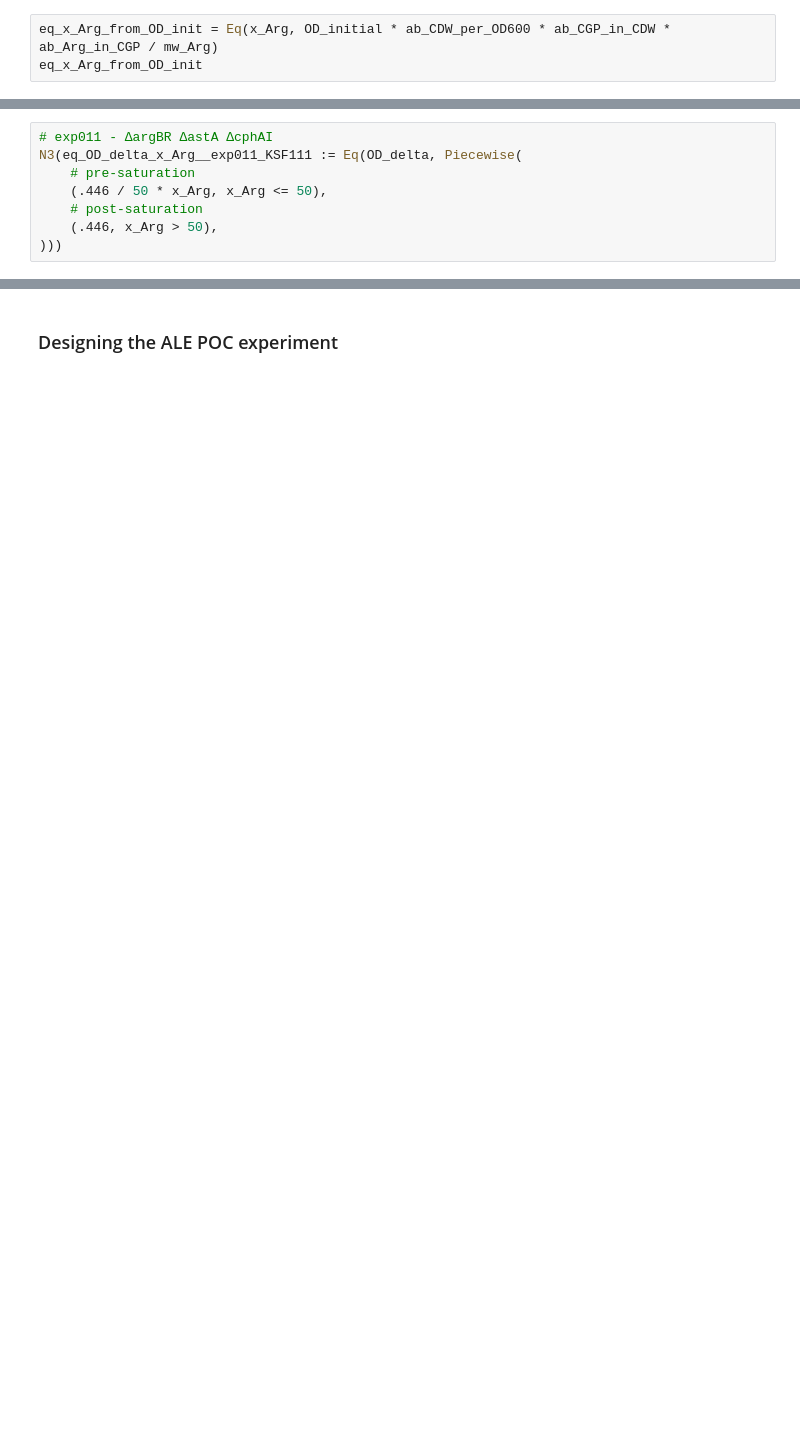
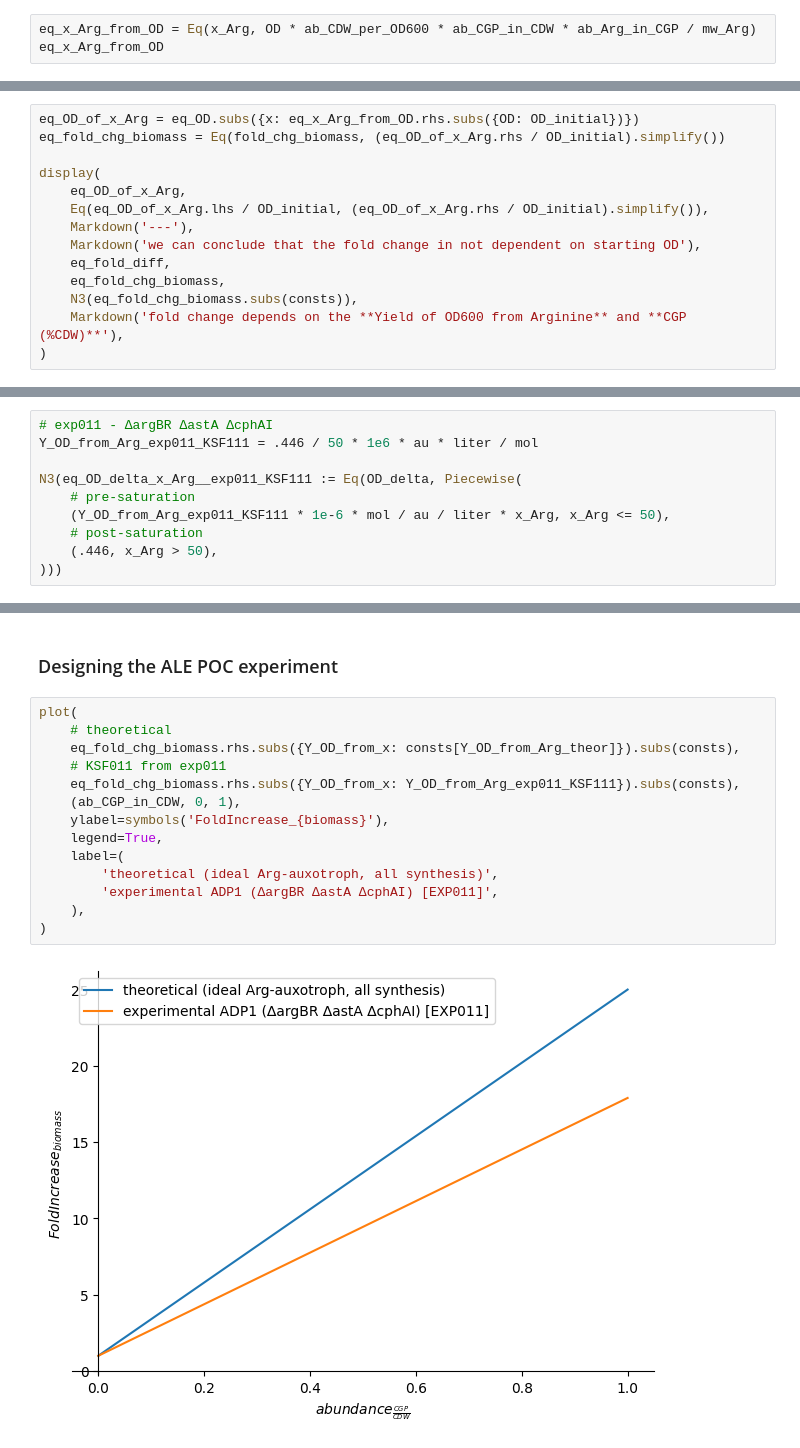
Before and after one commit to p7k/nu_tyo_lab_analysis, a Jupyter notebook: nb/exp/math_cgp_yields.ipynb, the cells around one changed output, grey strips where cells are left out. Saved outputs shown, nothing was run; the diff lists cells and outputs as text; blank space fills up the shorter version.

Commit message:
fixed up fold change calcs

```diff
--- a/nb/exp/math_cgp_yields.ipynb
+++ b/nb/exp/math_cgp_yields.ipynb
@@ -154,4 +173,4 @@ $\displaystyle x_{Arg}{\left(OD600_{init},abundance_{\frac{CGP}{CDW}} \right)}$
 # %%
-eq_x_Arg_from_OD_init = Eq(x_Arg, OD_initial * ab_CDW_per_OD600 * ab_CGP_in_CDW * ab_Arg_in_CGP / mw_Arg)
-eq_x_Arg_from_OD_init
+eq_x_Arg_from_OD = Eq(x_Arg, OD * ab_CDW_per_OD600 * ab_CGP_in_CDW * ab_Arg_in_CGP / mw_Arg)
+eq_x_Arg_from_OD
 # %% [output]
@@ -158,0 +178,14 @@ $\displaystyle x_{Arg} = \frac{OD600_{init} abundance_{\frac{Arg}{CGP}} abundanc
+# %%
+eq_OD_of_x_Arg = eq_OD.subs({x: eq_x_Arg_from_OD.rhs.subs({OD: OD_initial})})
+eq_fold_chg_biomass = Eq(fold_chg_biomass, (eq_OD_of_x_Arg.rhs / OD_initial).simplify())
+
+display(
+    eq_OD_of_x_Arg,
+    Eq(eq_OD_of_x_Arg.lhs / OD_initial, (eq_OD_of_x_Arg.rhs / OD_initial).simplify()),
+    Markdown('---'),
+    Markdown('we can conclude that the fold change in not dependent on starting OD'),
+    eq_fold_diff,
+    eq_fold_chg_biomass,
+    N3(eq_fold_chg_biomass.subs(consts)),
+    Markdown('fold change depends on the **Yield of OD600 from Arginine** and **CGP (%CDW)**'),
+)
@@ -209,9 +233,11 @@ N3(eq_OD_delta_x_Arg__exp008_KSF107 := Eq(OD_delta, Piecewise(
 $\displaystyle OD600_{delta} = \begin{cases} 0.00348 x_{Arg} & \text{for}\: x_{Arg} \leq 50 \\0.174 & \text{otherwise} \end{cases}$
 # %%
 # exp011 - ∆argBR ∆astA ∆cphAI
+Y_OD_from_Arg_exp011_KSF111 = .446 / 50 * 1e6 * au * liter / mol
+
 N3(eq_OD_delta_x_Arg__exp011_KSF111 := Eq(OD_delta, Piecewise(
     # pre-saturation
-    (.446 / 50 * x_Arg, x_Arg <= 50),
+    (Y_OD_from_Arg_exp011_KSF111 * 1e-6 * mol / au / liter * x_Arg, x_Arg <= 50),
     # post-saturation
     (.446, x_Arg > 50),
 )))
@@ -295,2 +313,18 @@ $\displaystyle FoldChange_{biomass} = 5.46$
 # %% [markdown]
 ### Designing the ALE POC experiment
+# %%
+plot(
+    # theoretical
+    eq_fold_chg_biomass.rhs.subs({Y_OD_from_x: consts[Y_OD_from_Arg_theor]}).subs(consts),
+    # KSF011 from exp011
+    eq_fold_chg_biomass.rhs.subs({Y_OD_from_x: Y_OD_from_Arg_exp011_KSF111}).subs(consts),
+    (ab_CGP_in_CDW, 0, 1),
+    ylabel=symbols('FoldIncrease_{biomass}'),
+    legend=True,
+    label=(
+        'theoretical (ideal Arg-auxotroph, all synthesis)',
+        'experimental ADP1 (∆argBR ∆astA ∆cphAI) [EXP011]',
+    ),
+)
+# %% [output]
+[figure, added]
```
Also changed, not shown: parts of 23 cells of this notebook, 11 other files.
